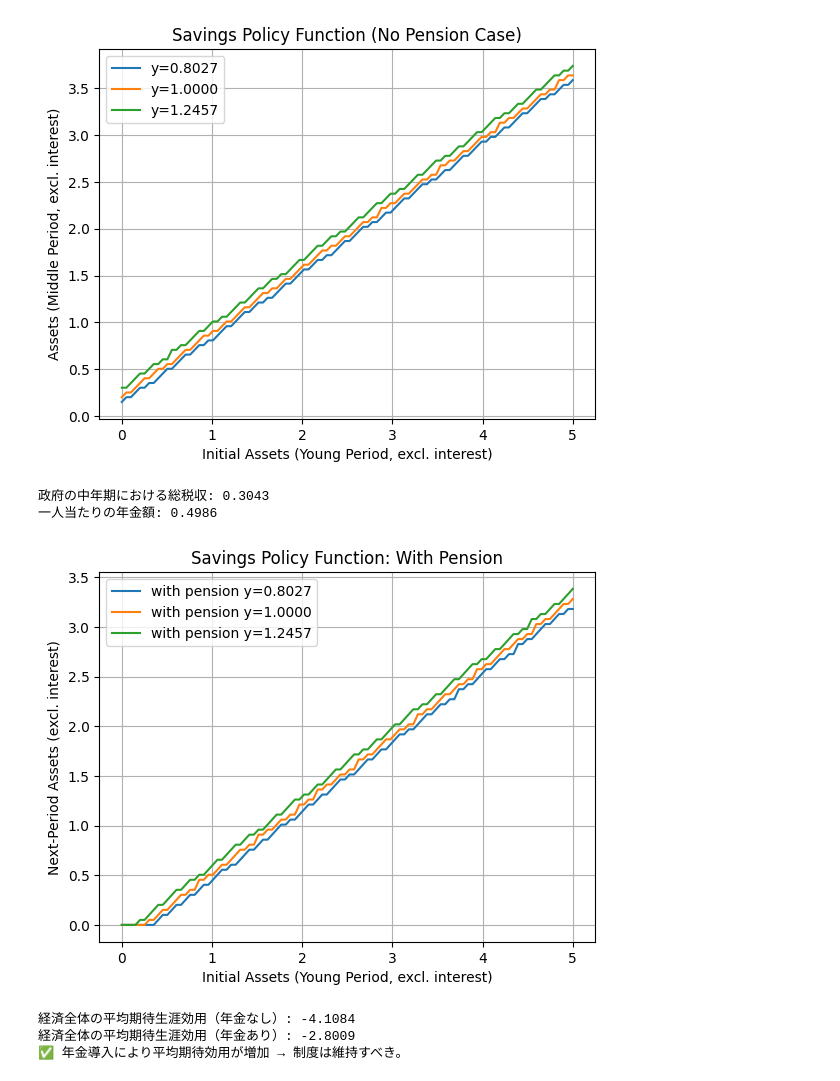
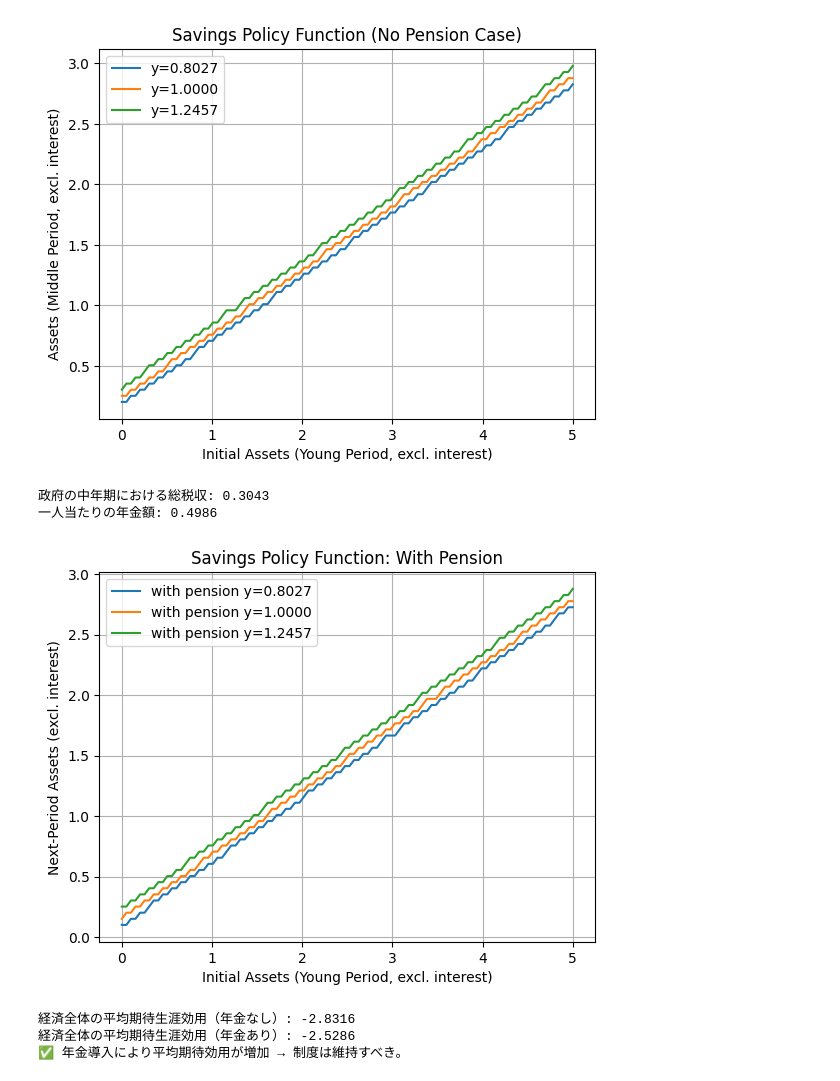
Before and after one commit to mmmmiikkkka/my-macro-project2, a Jupyter notebook: 後半課題.ipynb, the cells around one changed output. Drawn from its saved outputs; the diff is of its cells as text; code cells hidden in the pictures.

```diff
--- a/後半課題.ipynb
+++ b/後半課題.ipynb
@@ -25,36 +25,36 @@ def utility(c):
 # 年金がない場合の各生産性タイプに対する政策関数の計算
 def solve_lifecycle(y_young, y_middle, pension=0.0):
     savings_policy = []
     for a1 in asset_grid:  # 若年期の初期資産（利子を除く）
         max_val = -1e10
         best_s = 0
         for s1 in asset_grid:  # 若年期末の貯蓄（時期に持ち越す資産）
             c1 = y_young + a1- s1  # 若年期消費
             for s2 in asset_grid:  # 中年期末の貯蓄（老年期用）
-                c2 = y_middle + r * s1 - s2  # 中年期消費
-                c3 = pension + r * s2  # 老年期消費
+                c2 = y_middle + (1 + r) * s1 - s2  # 中年期消費
+                c3 = pension + (1 + r) * s2  # 老年期消費
 
                 u = utility(c1) + beta * utility(c2) + beta**2 * utility(c3)
                 if u > max_val:
                     max_val = u
                     best_s = s1
         savings_policy.append(best_s)
     return savings_policy
 
 # 各生産性タイプに対して貯蓄政策関数を描画
 for i, y_young in enumerate(income_young):
     y_middle = income_middle[i]  # その生産性に応じた期待中年期所得
     policy = solve_lifecycle(y_young, y_middle)
     plt.plot(asset_grid, policy, label=f"y={y_young:.4f}")
 
 plt.xlabel("Initial Assets (Young Period, excl. interest)")
 plt.ylabel("Assets (Middle Period, excl. interest)")
 plt.title("Savings Policy Function (No Pension Case)")
 plt.legend()
 plt.grid(True)
 plt.show()
 # %% [output]
-[figure, old version]
+[figure, new version]
 # %%
 # 中年期に定率所得税を課した場合の税収
 tax_rate = 0.30  # 税率
@@ -90,7 +90,7 @@ plt.legend()
 plt.grid(True)
 plt.show()
 # %% [output]
-[figure, old version]
+[figure, new version]
 # %%
 # 初期資産ゼロの期待生涯効用
 def expected_lifetime_utility(y_young, y_middle, pension=0.0):
@@ -99,8 +99,8 @@ def expected_lifetime_utility(y_young, y_middle, pension=0.0):
     for s1 in asset_grid:
         c1 = y_young + a1 - s1
         for s2 in asset_grid:
-            c2 = y_middle + r * s1 - s2
-            c3 = pension + r * s2
+            c2 = y_middle + (1 + r) * s1 - s2
+            c3 = pension + (1 + r) * s2
             u = utility(c1) + beta * utility(c2) + beta**2 * utility(c3)
             if u > max_val:
                 max_val = u
@@ -126,6 +126,6 @@ if agg_u_with_pension > agg_u_no_pension:
 else:
     print("⚠️ 年金導入により平均期待効用が減少 → 制度の見直しが必要。")
 # %% [output]
-経済全体の平均期待生涯効用（年金なし）: -4.1084
-経済全体の平均期待生涯効用（年金あり）: -2.8009
+経済全体の平均期待生涯効用（年金なし）: -2.8316
+経済全体の平均期待生涯効用（年金あり）: -2.5286
 ✅ 年金導入により平均期待効用が増加 → 制度は維持すべき。
```
